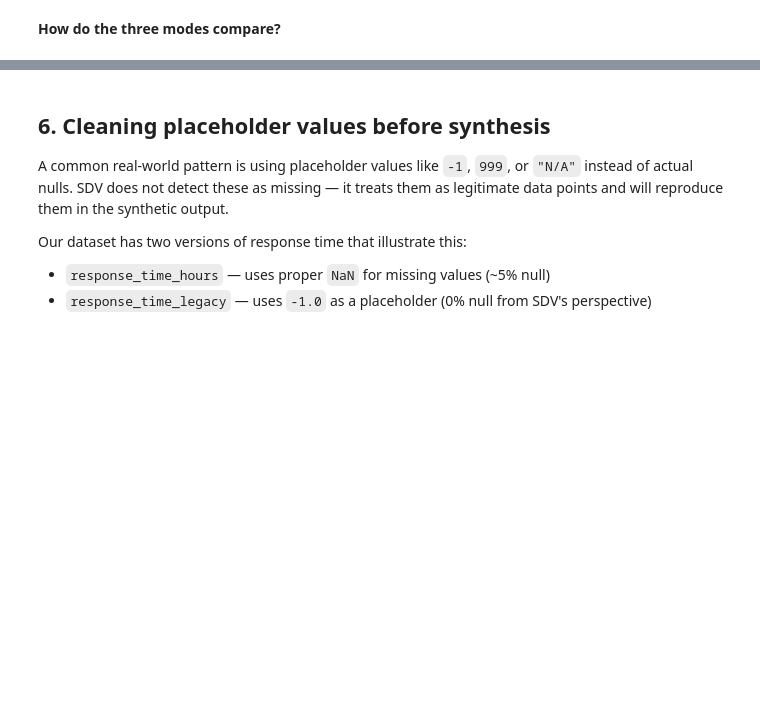
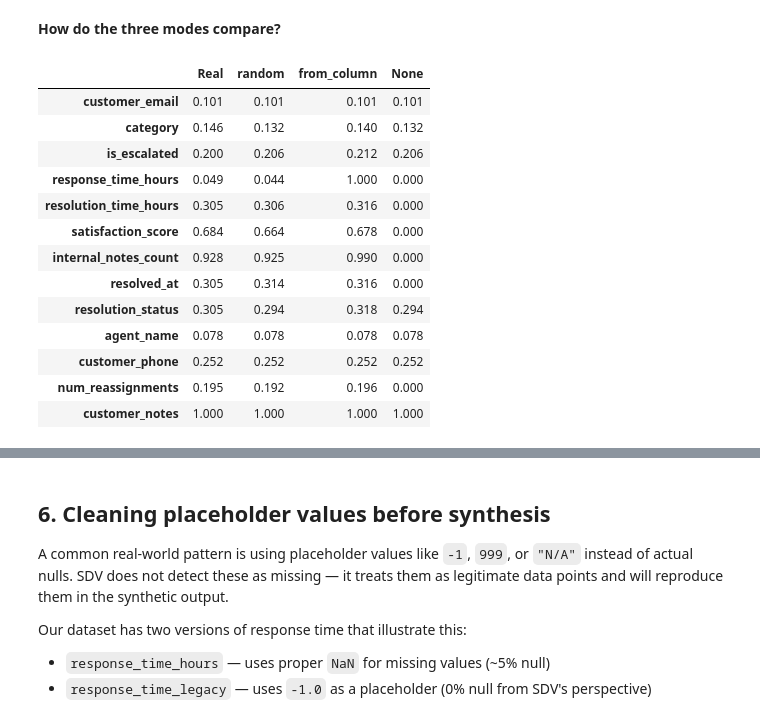
Before and after one commit to datacebo/datacebo-cookbook, a Jupyter notebook: tutorials/null_values/synthesizing_with_null_values.ipynb, the cells around one changed output, grey strips where cells are left out. Drawn from its saved outputs; the diff is of its cells as text; code cells hidden in the pictures; blank space fills up the shorter version.

```diff
--- a/tutorials/null_values/synthesizing_with_null_values.ipynb
+++ b/tutorials/null_values/synthesizing_with_null_values.ipynb
@@ -62,5 +181,64 @@ SDV offers three modes for null generation, configured through the `missing_valu
 | `None` | No nulls are generated for that column | Columns that must be complete in the synthetic output |
 
 You configure these modes using `update_transformers()`. Let's set up synthesizers with `'from_column'` and `None` modes so we can compare all three:
+# %%
+from rdt.transformers.numerical import FloatFormatter
+from rdt.transformers.datetime import UnixTimestampEncoder
+
+nullable_numerical = [
+    'response_time_hours', 'resolution_time_hours', 'satisfaction_score',
+    'internal_notes_count', 'num_reassignments', 'response_time_legacy'
+]
+
+# --- 'from_column' mode ---
+fc_synthesizer = GaussianCopulaSynthesizer(metadata)
+fc_synthesizer.auto_assign_transformers(data)
+fc_synthesizer.update_transformers(phone_transformer())
+fc_synthesizer.update_transformers({
+    col: FloatFormatter(missing_value_replacement='mean', missing_value_generation='from_column')
+    for col in nullable_numerical
+})
+fc_synthesizer.update_transformers({
+    'resolved_at': UnixTimestampEncoder(missing_value_generation='from_column'),
+})
+fc_synthesizer.fit(data)
+synthetic_fc = fc_synthesizer.sample(num_rows=2000)
+# %%
+# --- None mode (no nulls for numerical/datetime columns) ---
+none_synth = GaussianCopulaSynthesizer(metadata)
+none_synth.auto_assign_transformers(data)
+none_synth.update_transformers(phone_transformer())
+none_synth.update_transformers({
+    col: FloatFormatter(missing_value_replacement='mean', missing_value_generation=None)
+    for col in nullable_numerical
+})
+none_synth.update_transformers({
+    'resolved_at': UnixTimestampEncoder(missing_value_generation=None),
+})
+none_synth.fit(data)
+synthetic_none = none_synth.sample(num_rows=2000)
 # %% [markdown]
 **How do the three modes compare?**
+# %%
+null_comparison = pd.DataFrame({
+    'Real': data.isnull().mean().round(3),
+    'random': synthetic_data.isnull().mean().round(3),
+    'from_column': synthetic_fc.isnull().mean().round(3),
+    'None': synthetic_none.isnull().mean().round(3),
+})
+null_comparison[null_comparison['Real'] > 0]
+# %% [output]
+|  | Real | random | from_column | None |
+| customer_email | 0.101 | 0.101 | 0.101 | 0.101 |
+| category | 0.146 | 0.132 | 0.140 | 0.132 |
+| is_escalated | 0.200 | 0.206 | 0.212 | 0.206 |
+| response_time_hours | 0.049 | 0.044 | 1.000 | 0.000 |
+| resolution_time_hours | 0.305 | 0.306 | 0.316 | 0.000 |
+| satisfaction_score | 0.684 | 0.664 | 0.678 | 0.000 |
+| internal_notes_count | 0.928 | 0.925 | 0.990 | 0.000 |
+| resolved_at | 0.305 | 0.314 | 0.316 | 0.000 |
+| resolution_status | 0.305 | 0.294 | 0.318 | 0.294 |
+| agent_name | 0.078 | 0.078 | 0.078 | 0.078 |
+| customer_phone | 0.252 | 0.252 | 0.252 | 0.252 |
+| num_reassignments | 0.195 | 0.192 | 0.196 | 0.000 |
+| customer_notes | 1.000 | 1.000 | 1.000 | 1.000 |
```
Also changed, not shown: parts of 35 cells of this notebook, 2 other files.
